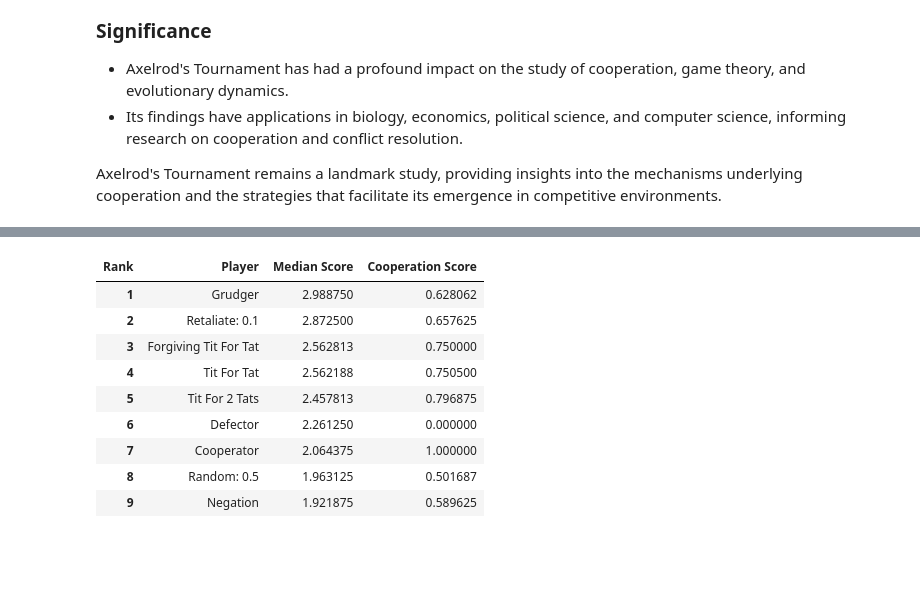
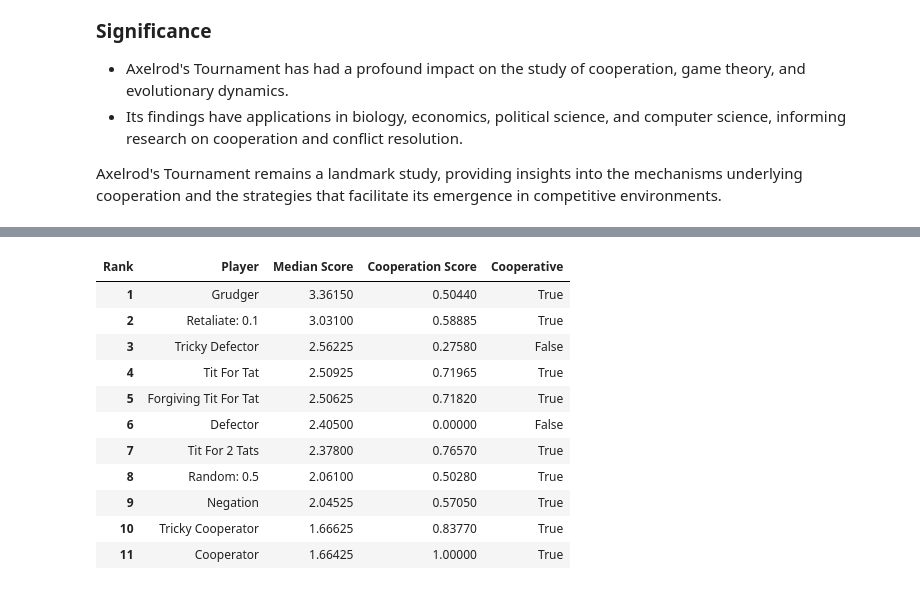
Before and after one commit to AnshulJawale/Evolutionary-Game-Theory, a Jupyter notebook: iterated_prisoners_dilemma.ipynb, the cells around one changed output, grey strips where cells are left out. Drawn from its saved outputs; the diff is of its cells as text; code cells hidden in the pictures; blank space fills up the shorter version.

```diff
--- a/iterated_prisoners_dilemma.ipynb
+++ b/iterated_prisoners_dilemma.ipynb
@@ -40,6 +40,8 @@ players = [
     axl.TitFor2Tats(),                  # Cooperates on the first move, then defects if the opponent defects twice in a row
     axl.ForgivingTitForTat(),           # Starts by cooperating but mirros the opponents moves if opponent has won more than 10% of the time
     axl.Retaliate(),                    # Starts by cooperating but deflects if opponent has won more than 10% of the games
+    axl.TrickyCooperator(),             # lmost always cooperates but will try to trick the opponent by defecting once in a while
+    axl.TrickyDefector()                # Almost always defects but will try to trick the opponent by cooperating once in a while
 ]
 # %%
 # Instantiate a Tournament object
@@ -66,23 +68,26 @@ payoff_map.show()
 # %%
 summary = results.summarise()
 df = pd.DataFrame([player.Name for player in summary], columns=['Player'], index=[player.Rank + 1 for player in summary])
 df.columns.name = 'Rank'
 #df['Wins'] = [player.Wins for player in summary]
 df['Median Score'] = [player.Median_score for player in summary]
 #df['Rank'] = [player.Rank + 1 for player in summary]
 df['Cooperation Score'] = [player.Cooperation_rating for player in summary]
+df['Cooperative'] = [player.Cooperation_rating >= 0.5 for player in summary]
 df.head(len(results.ranked_names))
 # %% [output]
-| Rank | Player | Median Score | Cooperation Score |
-| 1 | Grudger | 2.988750 | 0.628062 |
-| 2 | Retaliate: 0.1 | 2.872500 | 0.657625 |
-| 3 | Forgiving Tit For Tat | 2.562813 | 0.750000 |
-| 4 | Tit For Tat | 2.562188 | 0.750500 |
-| 5 | Tit For 2 Tats | 2.457813 | 0.796875 |
-| 6 | Defector | 2.261250 | 0.000000 |
-| 7 | Cooperator | 2.064375 | 1.000000 |
-| 8 | Random: 0.5 | 1.963125 | 0.501687 |
-| 9 | Negation | 1.921875 | 0.589625 |
+| Rank | Player | Median Score | Cooperation Score | Cooperative |
+| 1 | Grudger | 3.36150 | 0.50440 | True |
+| 2 | Retaliate: 0.1 | 3.03100 | 0.58885 | True |
+| 3 | Tricky Defector | 2.56225 | 0.27580 | False |
+| 4 | Tit For Tat | 2.50925 | 0.71965 | True |
+| 5 | Forgiving Tit For Tat | 2.50625 | 0.71820 | True |
+| 6 | Defector | 2.40500 | 0.00000 | False |
+| 7 | Tit For 2 Tats | 2.37800 | 0.76570 | True |
+| 8 | Random: 0.5 | 2.06100 | 0.50280 | True |
+| 9 | Negation | 2.04525 | 0.57050 | True |
+| 10 | Tricky Cooperator | 1.66625 | 0.83770 | True |
+| 11 | Cooperator | 1.66425 | 1.00000 | True |
 # %%
 plt.scatter(df['Median Score'], df['Cooperation Score'])
 plt.title('Correlation between Median Score and Cooperation Rating')
```
Also changed, not shown: parts of 4 cells of this notebook.
